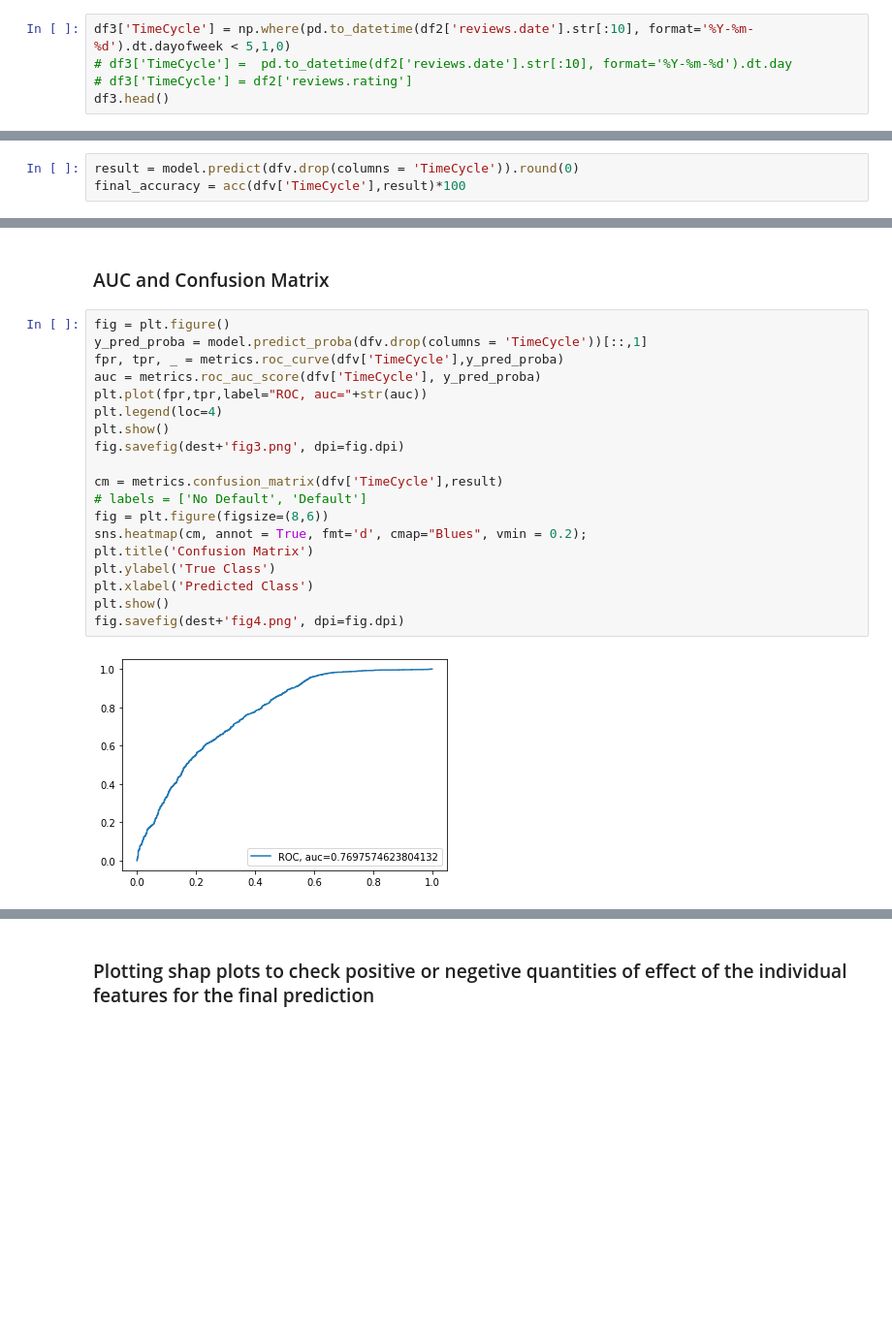
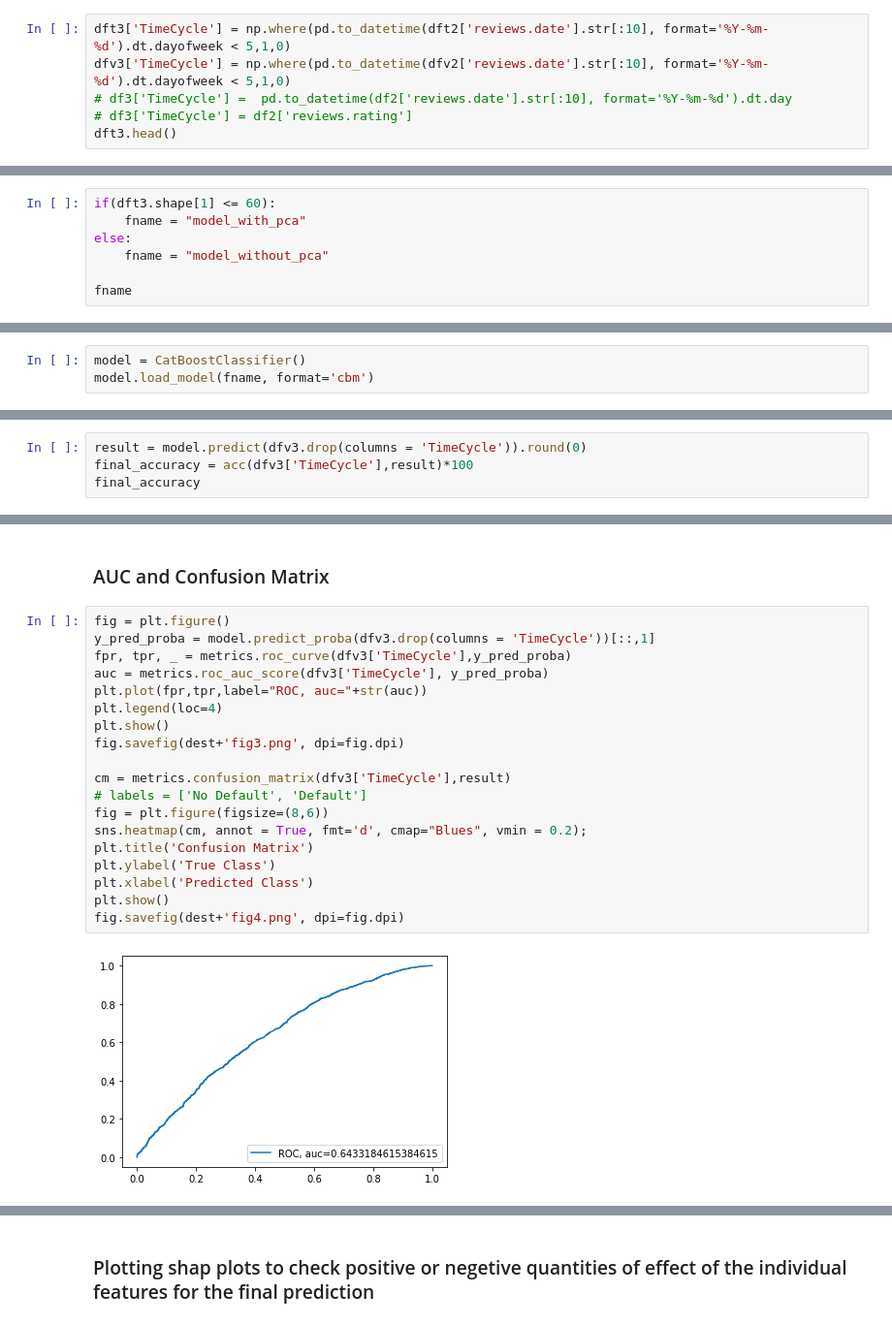
Before and after one commit to vishalkumarmishra7/TCD-work, a Jupyter notebook: Text Analytics/Predicting Day of Week from review text in amazon reviews/Step2 - Model Improvement and Feature Importances/Model.ipynb, the cells around one changed output, grey strips where cells are left out. Shown at 97% size. Drawn from its saved outputs; the diff is of its cells as text; blank space fills up the shorter version.

```diff
--- a/Text Analytics/Predicting Day of Week from review text in amazon reviews/Step2 - Model Improvement and Feature Importances/Model.ipynb
+++ b/Text Analytics/Predicting Day of Week from review text in amazon reviews/Step2 - Model Improvement and Feature Importances/Model.ipynb
@@ -87,8 +99,9 @@ df3.head()
 # %% [markdown]
 ### Creating flag which is 1 if the date of review is on a weekday and 0 if it is on a weekend
 # %%
-df3['TimeCycle'] = np.where(pd.to_datetime(df2['reviews.date'].str[:10], format='%Y-%m-%d').dt.dayofweek < 5,1,0)
+dft3['TimeCycle'] = np.where(pd.to_datetime(dft2['reviews.date'].str[:10], format='%Y-%m-%d').dt.dayofweek < 5,1,0)
+dfv3['TimeCycle'] = np.where(pd.to_datetime(dfv2['reviews.date'].str[:10], format='%Y-%m-%d').dt.dayofweek < 5,1,0)
 # df3['TimeCycle'] =  pd.to_datetime(df2['reviews.date'].str[:10], format='%Y-%m-%d').dt.day
 # df3['TimeCycle'] = df2['reviews.rating']
-df3.head()
+dft3.head()
 # %% [output]
@@ -140 +166,8 @@ bestIteration = 2999
 <catboost.core.CatBoostClassifier at 0x...>
+# %%
+if(dft3.shape[1] <= 60):
+    fname = "model_with_pca"
+else:
+    fname = "model_without_pca"
+
+fname
@@ -140,0 +181,3 @@ bestIteration = 2999
+# %%
+model = CatBoostClassifier()
+model.load_model(fname, format='cbm')
@@ -141,5 +186,6 @@ bestIteration = 2999
 # %% [markdown]
 ### Making Prediction and calculating accuracy
 # %%
-result = model.predict(dfv.drop(columns = 'TimeCycle')).round(0)
-final_accuracy = acc(dfv['TimeCycle'],result)*100
+result = model.predict(dfv3.drop(columns = 'TimeCycle')).round(0)
+final_accuracy = acc(dfv3['TimeCycle'],result)*100
+final_accuracy
@@ -195,22 +237,22 @@ The accuracy from the model is  100.0  percentile in the permutation test using
 ### AUC and Confusion Matrix
 # %%
 fig = plt.figure()
-y_pred_proba = model.predict_proba(dfv.drop(columns = 'TimeCycle'))[::,1]
-fpr, tpr, _ = metrics.roc_curve(dfv['TimeCycle'],y_pred_proba)
-auc = metrics.roc_auc_score(dfv['TimeCycle'], y_pred_proba)
+y_pred_proba = model.predict_proba(dfv3.drop(columns = 'TimeCycle'))[::,1]
+fpr, tpr, _ = metrics.roc_curve(dfv3['TimeCycle'],y_pred_proba)
+auc = metrics.roc_auc_score(dfv3['TimeCycle'], y_pred_proba)
 plt.plot(fpr,tpr,label="ROC, auc="+str(auc))
 plt.legend(loc=4)
 plt.show()
 fig.savefig(dest+'fig3.png', dpi=fig.dpi)
 
-cm = metrics.confusion_matrix(dfv['TimeCycle'],result)
+cm = metrics.confusion_matrix(dfv3['TimeCycle'],result)
 # labels = ['No Default', 'Default']
 fig = plt.figure(figsize=(8,6))
 sns.heatmap(cm, annot = True, fmt='d', cmap="Blues", vmin = 0.2);
 plt.title('Confusion Matrix')
 plt.ylabel('True Class')
 plt.xlabel('Predicted Class')
 plt.show()
 fig.savefig(dest+'fig4.png', dpi=fig.dpi)
 # %% [output]
-[figure, old version]
+[figure, new version]
```
Also changed, not shown: parts of 27 cells of this notebook, 17 other files.
